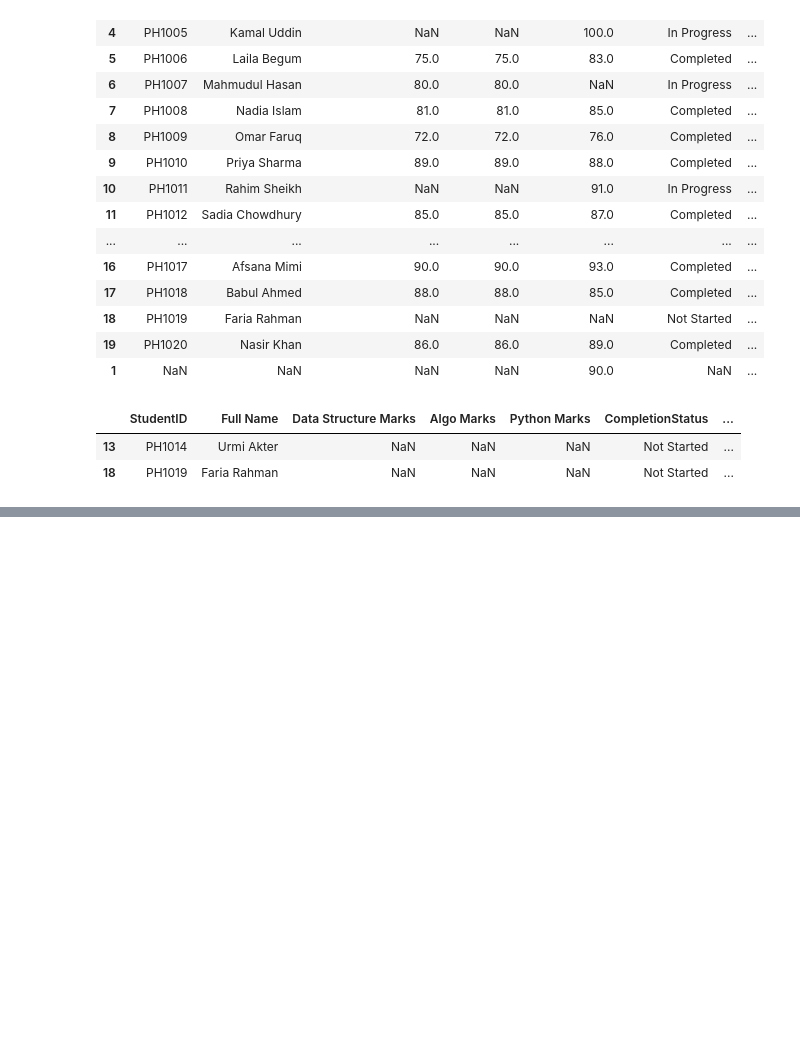
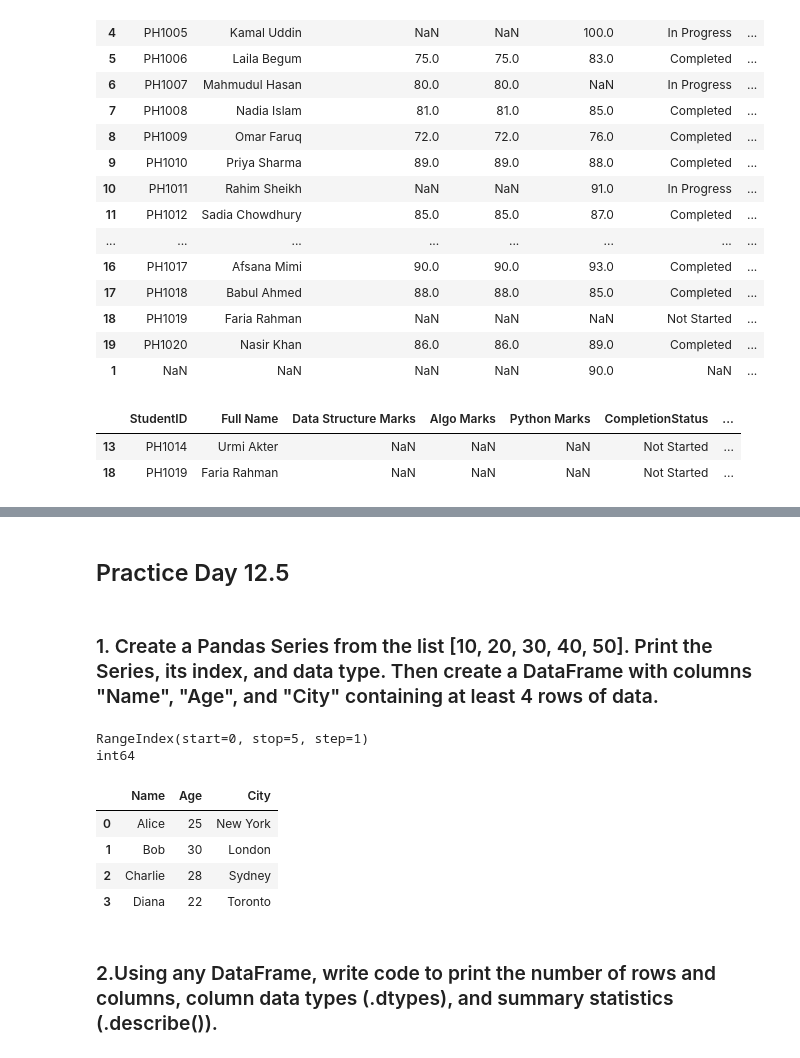
Before and after one commit to AlSaimun/Phitron-AIML, a Jupyter notebook: Python For ML/Week 03: numpy pandas/Module 12.ipynb, the cells around one changed output, grey strips where cells are left out. Saved outputs shown, nothing was run; the diff lists cells and outputs as text; code cells hidden in the pictures; blank space fills up the shorter version.

Commit message:
Week 04 started

```diff
--- a/Python For ML/Week 03: numpy pandas/Module 12.ipynb
+++ b/Python For ML/Week 03: numpy pandas/Module 12.ipynb
@@ -671,0 +675,27 @@ TypeError: 'DataFrame' object is not callable
+# %% [markdown]
+## Practice Day 12.5
+# %% [markdown]
+### 1. Create a Pandas Series from the list [10, 20, 30, 40, 50]. Print the Series, its index, and data type. Then create a DataFrame with columns "Name", "Age", and "City" containing at least 4 rows of data.
+# %%
+data = pd.Series([10, 20, 30, 40, 50])
+print(data.index)
+print(data.dtype)
+
+data1 = [
+    ["Alice", 25, "New York"],
+    ["Bob", 30, "London"],
+    ["Charlie", 28, "Sydney"],
+    ["Diana", 22, "Toronto"]
+]
+df = pd.DataFrame(data1, columns=["Name", "Age", "City"])
+df
+# %% [output]
+RangeIndex(start=0, stop=5, step=1)
+int64
+|  | Name | Age | City |
+| 0 | Alice | 25 | New York |
+| 1 | Bob | 30 | London |
+| 2 | Charlie | 28 | Sydney |
+| 3 | Diana | 22 | Toronto |
+# %% [markdown]
+### 2.Using any DataFrame, write code to print the number of rows and columns, column data types (.dtypes), and summary statistics (.describe()).
```
Also changed, not shown: parts of 13 cells of this notebook, 7 other files.
